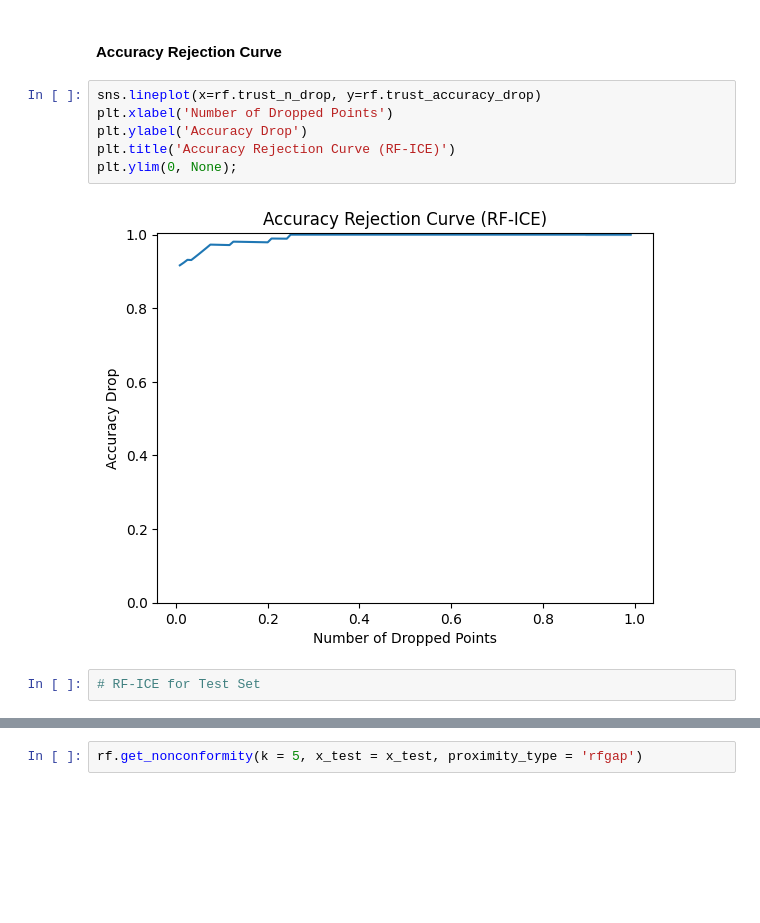
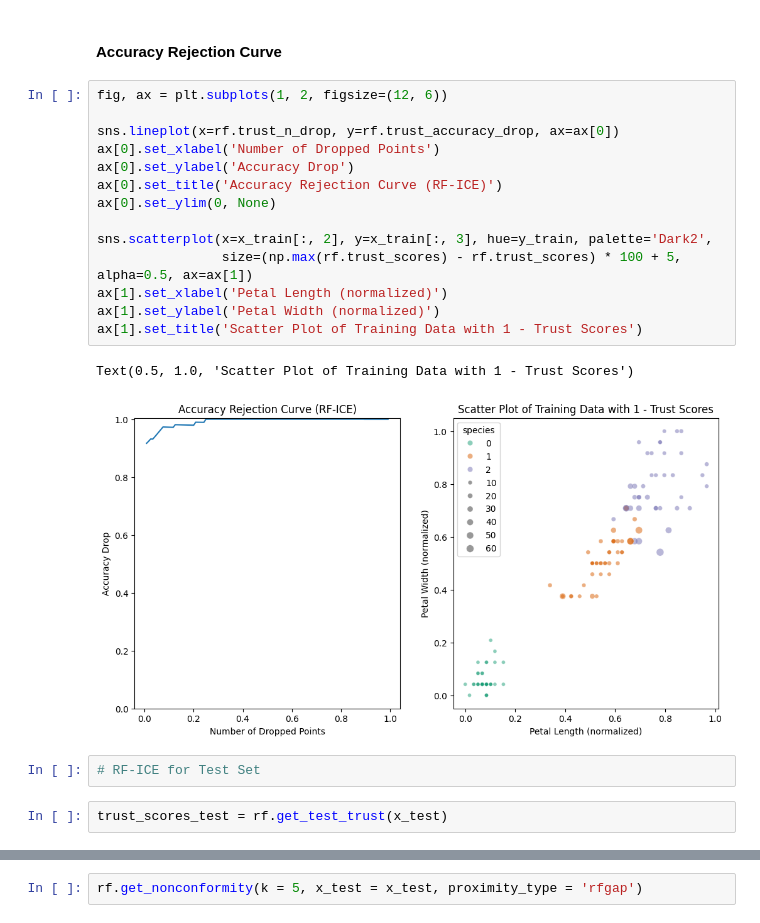
Before and after one commit to jakerhodes/RF-GAP-Python, a Jupyter notebook: demo.ipynb, the cells around one changed output, grey strips where cells are left out. Saved outputs shown, nothing was run; the diff lists cells and outputs as text; blank space fills up the shorter version.

```diff
--- a/demo.ipynb
+++ b/demo.ipynb
@@ -54,13 +54,24 @@ print(rf.trust_auc)
 0.9761036935647303
 # %% [markdown]
 #### Accuracy Rejection Curve
-# %%
-sns.lineplot(x=rf.trust_n_drop, y=rf.trust_accuracy_drop)
-plt.xlabel('Number of Dropped Points')
-plt.ylabel('Accuracy Drop')
-plt.title('Accuracy Rejection Curve (RF-ICE)')
-plt.ylim(0, None);
-# %% [output]
-[figure, removed]
+# %%
+fig, ax = plt.subplots(1, 2, figsize=(12, 6))
+
+sns.lineplot(x=rf.trust_n_drop, y=rf.trust_accuracy_drop, ax=ax[0])
+ax[0].set_xlabel('Number of Dropped Points')
+ax[0].set_ylabel('Accuracy Drop')
+ax[0].set_title('Accuracy Rejection Curve (RF-ICE)')
+ax[0].set_ylim(0, None)
+
+sns.scatterplot(x=x_train[:, 2], y=x_train[:, 3], hue=y_train, palette='Dark2',
+                size=(np.max(rf.trust_scores) - rf.trust_scores) * 100 + 5, alpha=0.5, ax=ax[1])
+ax[1].set_xlabel('Petal Length (normalized)')
+ax[1].set_ylabel('Petal Width (normalized)')
+ax[1].set_title('Scatter Plot of Training Data with 1 - Trust Scores')
+# %% [output]
+Text(0.5, 1.0, 'Scatter Plot of Training Data with 1 - Trust Scores')
+[figure, added]
 # %%
 # RF-ICE for Test Set
+# %%
+trust_scores_test = rf.get_test_trust(x_test)
```
Also changed, not shown: parts of 5 cells of this notebook.
